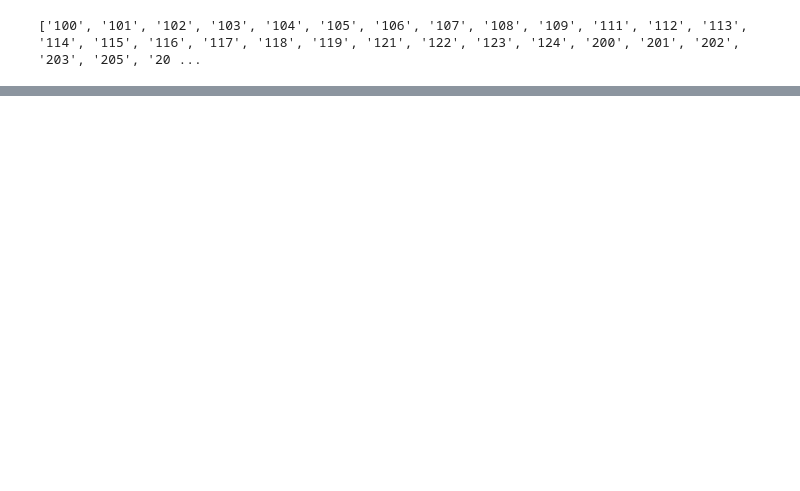
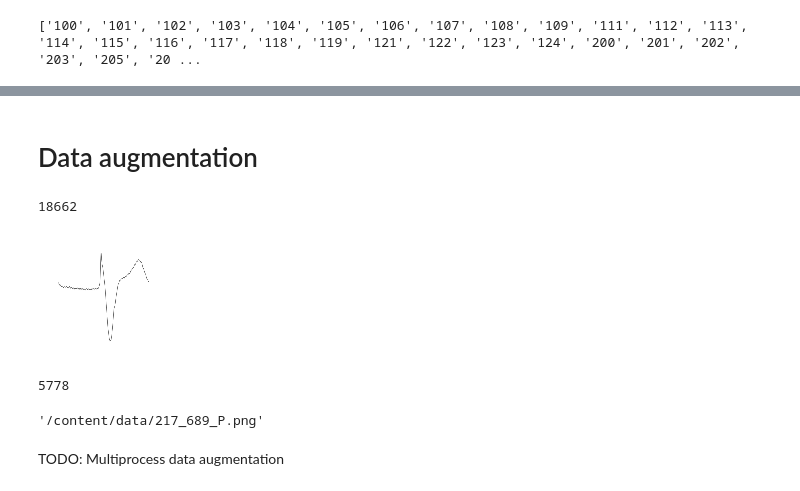
Before and after one commit to ovsienkobohdan/arrhythmia-detection, a Jupyter notebook: model_prepare.ipynb, the cells around one changed output, grey strips where cells are left out. Saved outputs shown, nothing was run; the diff lists cells and outputs as text; code cells hidden in the pictures; blank space fills up the shorter version.

Commit message:
Data loading and converting to image.

```diff
--- a/model_prepare.ipynb
+++ b/model_prepare.ipynb
@@ -71,0 +174,14 @@ B = segmentation(data_path, patients)
+# %% [markdown]
+# Data augmentation
+# %%
+import glob
+files = glob.glob('/content/data/*.png')
+print(len(files))
+# %% [output]
+18662
+# %%
+from google.colab.patches import cv2_imshow
+im = cv2.imread(files[100])
+cv2_imshow(im)
+# %% [output]
+[figure, added]
@@ -71,0 +206,10 @@ B = segmentation(data_path, patients)
+# %%
+len(files_to_crop)
+# %% [output]
+5778
+# %%
+files_to_crop[0]
+# %% [output]
+'/content/data/217_689_P.png'
+# %% [markdown]
+TODO: Multiprocess data augmentation
```
Also changed, not shown: parts of 21 cells of this notebook.
